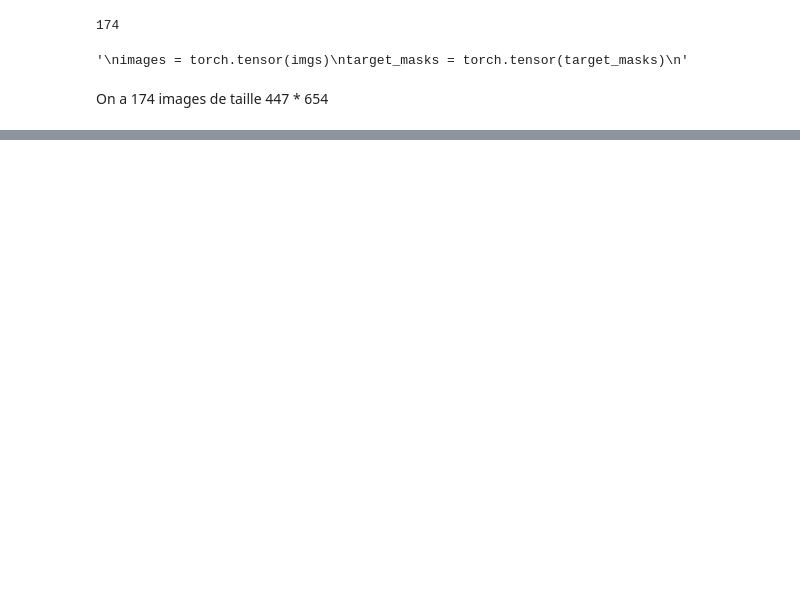
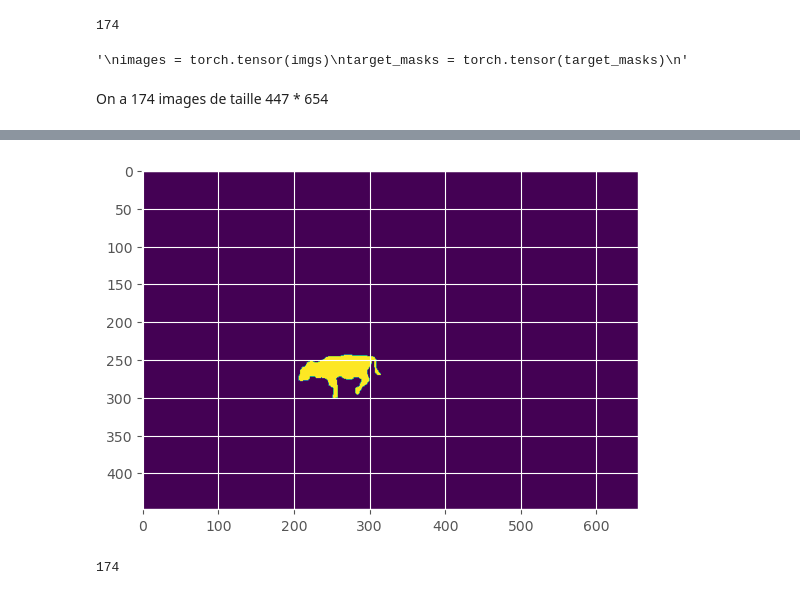
Before and after one commit to AntoineLlg/Instance-Detection-Hoofed-Animals, a Jupyter notebook: preprocessing.ipynb, the cells around one changed output, grey strips where cells are left out. Saved outputs shown, nothing was run; the diff lists cells and outputs as text; code cells hidden in the pictures; blank space fills up the shorter version.

```diff
--- a/preprocessing.ipynb
+++ b/preprocessing.ipynb
@@ -149,0 +132,11 @@ array([[[[False, False, False, ..., False, False, False],
+# %%
+plt.imshow(target_masks[0][0])
+plt.show()
+# %% [output]
+[figure, added]
+# %%
+from utils import masks_to_color_img
+print(target_masks.shape[0])
+masks2 = masks_to_color_img(target_masks[0])
+# %% [output]
+174
```
Also changed, not shown: parts of 10 cells of this notebook, 6 other files.
